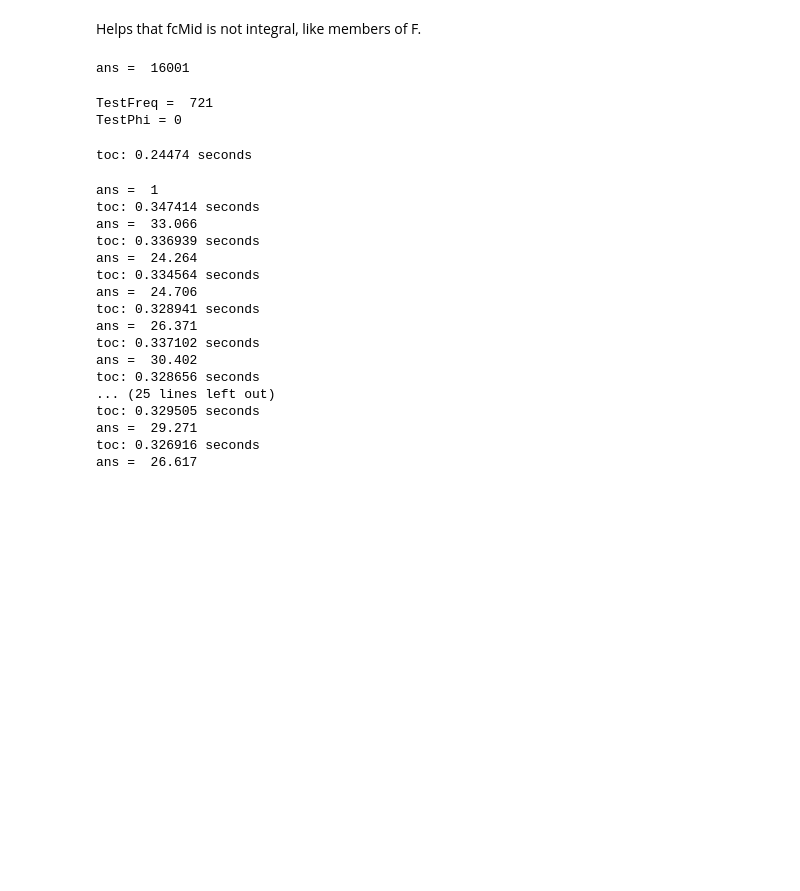
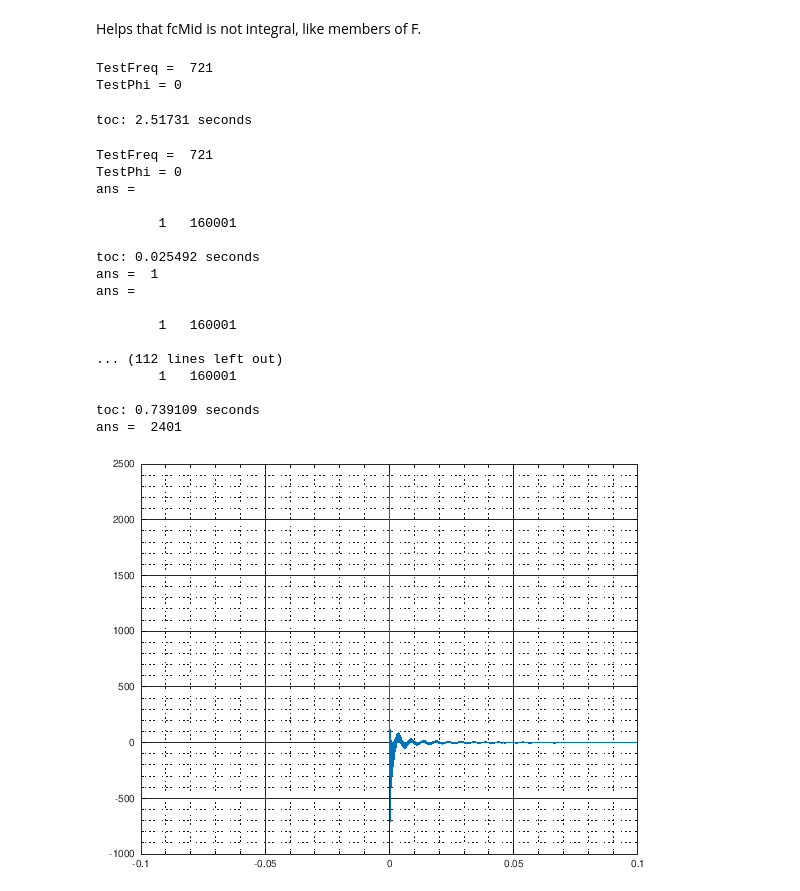
Before and after one commit to tbondy760/sat-chirp, a Jupyter notebook: MakeCalibrationFiles2.ipynb, the cells around one changed output. Cells and saved outputs as stored; diff of their text form; code cells hidden in the pictures; blank space fills up the shorter version.

```diff
--- a/MakeCalibrationFiles2.ipynb
+++ b/MakeCalibrationFiles2.ipynb
@@ -122,12 +122,8 @@ ans =    3.8469e-04
 Helps that fcMid is not integral, like members of F.
 # %%
 sampleRate = 16000;
-T = 0:1/sampleRate:1;
+period = 10;
+T = 0:1/sampleRate:period;
-# %%
-CalibrateSignal = zeros(columns(T));
-columns(CalibrateSignal)
-# %% [output]
-ans =  16001
 # %%
 TestFreq = [ G(1,3) ]
 TestPhi = [ 0 ]
@@ -140,38 +136,60 @@ tic = time();
 Sig = arrayfun(@(t) sum(cos(cosArg*t + TestPhi')), T);
 printf("toc: %d seconds", time() - tic)
 # %% [output]
-toc: 0.24474 seconds
+toc: 2.51731 seconds
 # %%
+tic = time();
+TestFreq = [ G(1,3) ]
+TestPhi = [ 0 ]
+##-cosArg = 2*pi*TestFreq';
+##-Sig = arrayfun(@(t) sum(cos(cosArg*t + TestPhi')), T);
+cosArg = 2*pi*TestFreq * T + TestPhi;
+Sig = cos(cosArg);
+size(Sig)
+printf("toc: %d seconds\n", time() - tic)
 max(abs(Sig))
 numIndexes = 120;
 for firstIndex = 2:numIndexes:rows(G)
   TestFreq = G(firstIndex:firstIndex+numIndexes-1, 3);
-  TestPhi = 2*pi*rand(rows(TestFreq),1);
+  ##- TestPhi = 2*pi*rand(rows(TestFreq),1);
   # columns(TestFreq)
   # rows(TestFreq)
   # TestFreq(1,1)
-  cosArg = 2*pi*TestFreq';
+  ##- cosArg = 2*pi*TestFreq';
   tic = time();
-  Sig = arrayfun(@(t) sum(cos(cosArg*t + TestPhi')), T);
-  printf("toc: %d seconds\n", time() - tic)  # printf("%f ", max(abs(Sig)))
+  # TestPhi = 2*pi*rand(rows(TestFreq),1);
+  TestPhi = zeros(rows(TestFreq),1);
+  cosArg = 2*pi*TestFreq * T + TestPhi;
+  Sig = sum(cos(cosArg)) + Sig;
+  size(Sig)
+  ##- Sig = arrayfun(@(t) sum(cos(cosArg*t + TestPhi')), T);
+  printf("toc: %d seconds\n", time() - tic)
+  # printf("%f ", max(abs(Sig)))
   max(abs(Sig))
   # printf("%d %d\n", firstIndex, firstIndex + numIndexes - 1)
 endfor
 # %% [output]
+TestFreq =  721
+TestPhi = 0
+ans =
+
+        1   160001
+
+toc: 0.025492 seconds
 ans =  1
-toc: 0.347414 seconds
-ans =  33.066
-toc: 0.336939 seconds
-ans =  24.264
-toc: 0.334564 seconds
-ans =  24.706
-toc: 0.328941 seconds
-ans =  26.371
-toc: 0.337102 seconds
-ans =  30.402
-toc: 0.328656 seconds
-... (25 lines left out)
-toc: 0.329505 seconds
-ans =  29.271
-toc: 0.326916 seconds
-ans =  26.617
+ans =
+
+        1   160001
+
+... (112 lines left out)
+        1   160001
+
+toc: 0.739109 seconds
+ans =  2401
+# %%
+plot(T, Sig)
+grid on
+grid minor
+axis([-0.1,+0.1], "tic")
+# %% [output]
+[figure, added]
```
Also changed, not shown: parts of 4 cells of this notebook.
